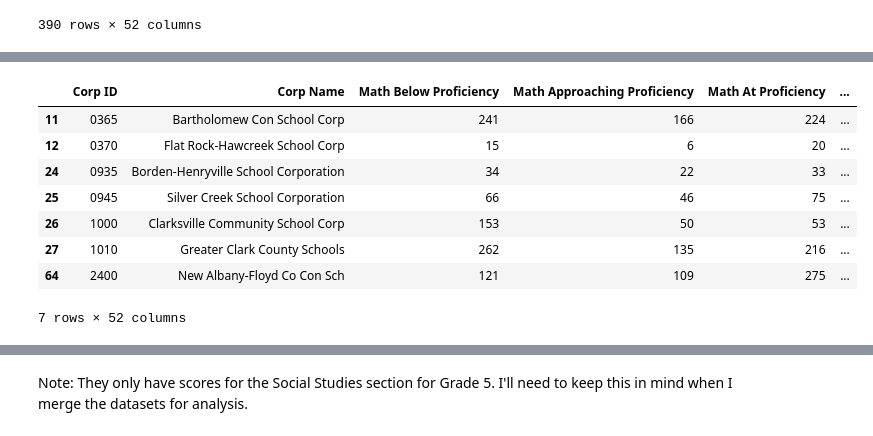
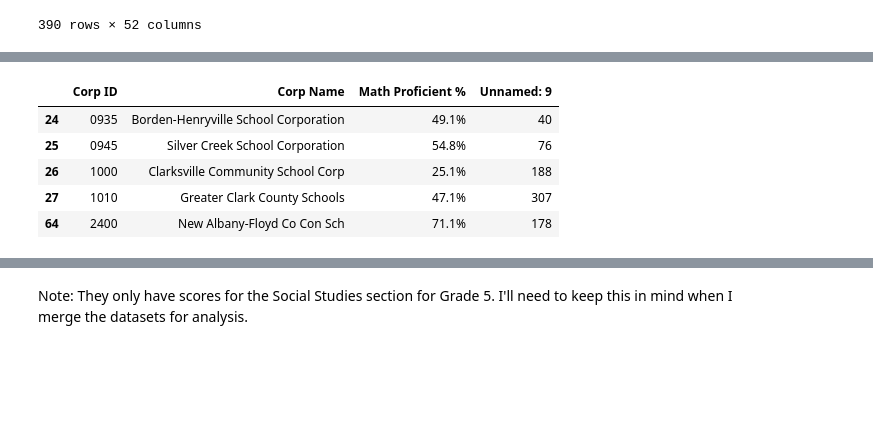
Before and after one commit to RachTheRad/SoIN_Housing_Analysis, a Jupyter notebook: HA_Cap_NB2.ipynb, the cells around one changed output, grey strips where cells are left out. Drawn from its saved outputs; the diff is of its cells as text; code cells hidden in the pictures; blank space fills up the shorter version.

Commit message:
Cleaned and merged data for ILEARN scores across sections

```diff
--- a/HA_Cap_NB2.ipynb
+++ b/HA_Cap_NB2.ipynb
@@ -212,3 +202,20 @@ math_copy
 | 392 | 9985 | Seven Oaks Classical School | 2 | 5 | 17 | ... |
 | 393 | 9990 | Higher Institute of Arts & Tech | 20 | 3 | 3 | ... |
 390 rows × 52 columns
+# %%
+#drop rows 10 - 52 as I only want to focus on Grade 3 scores
+math_copy2 = math_copy.drop(math_copy.iloc[:, 10:52], axis=1)
+
+#dropping rows that are the final proficient %
+math_copy3 = math_copy2.drop(labels=None,
+                         axis=1,
+                         columns=['Math Below Proficiency',
+                                    'Math Approaching Proficiency',
+                                    'Math At Proficiency',
+                                    'Math Above Proficiency',
+                                    'Math Total Proficient',
+                                    'Math Total Tested'],
+                        level=None,
+                        inplace=False,
+                        errors='raise')
+math_copy3
@@ -215,20 +236,17 @@ math_copy
 # %%
 # List of school corporation state IDs
-corps = ['0365', '0370', '1000', '1010', '0935', '0945', '2400']
+corps = ['1000', '1010', '0935', '0945', '2400']
 
 # Filter DataFrame by list of school corporation state IDs
-math_copy= math_copy[math_copy['Corp ID'].isin(corps)]
-display(math_copy)
+math_copy3= math_copy3[math_copy3['Corp ID'].isin(corps)]
+display(math_copy3)
 # %% [output]
-|  | Corp ID | Corp Name | Math Below Proficiency | Math Approaching Proficiency | Math At Proficiency | ... |
-| 11 | 0365 | Bartholomew Con School Corp | 241 | 166 | 224 | ... |
-| 12 | 0370 | Flat Rock-Hawcreek School Corp | 15 | 6 | 20 | ... |
-| 24 | 0935 | Borden-Henryville School Corporation | 34 | 22 | 33 | ... |
-| 25 | 0945 | Silver Creek School Corporation | 66 | 46 | 75 | ... |
-| 26 | 1000 | Clarksville Community School Corp | 153 | 50 | 53 | ... |
-| 27 | 1010 | Greater Clark County Schools | 262 | 135 | 216 | ... |
-| 64 | 2400 | New Albany-Floyd Co Con Sch | 121 | 109 | 275 | ... |
+|  | Corp ID | Corp Name | Math Proficient % | Unnamed: 9 |
+| 24 | 0935 | Borden-Henryville School Corporation | 49.1% | 40 |
+| 25 | 0945 | Silver Creek School Corporation | 54.8% | 76 |
+| 26 | 1000 | Clarksville Community School Corp | 25.1% | 188 |
+| 27 | 1010 | Greater Clark County Schools | 47.1% | 307 |
+| 64 | 2400 | New Albany-Floyd Co Con Sch | 71.1% | 178 |
-7 rows × 52 columns
 # %%
 # read in science data
 ilearn_Science_corp = pd.read_csv('Data_Sources\ILEARN_Corp_Science.csv')
```
Also changed, not shown: parts of 12 cells of this notebook.
